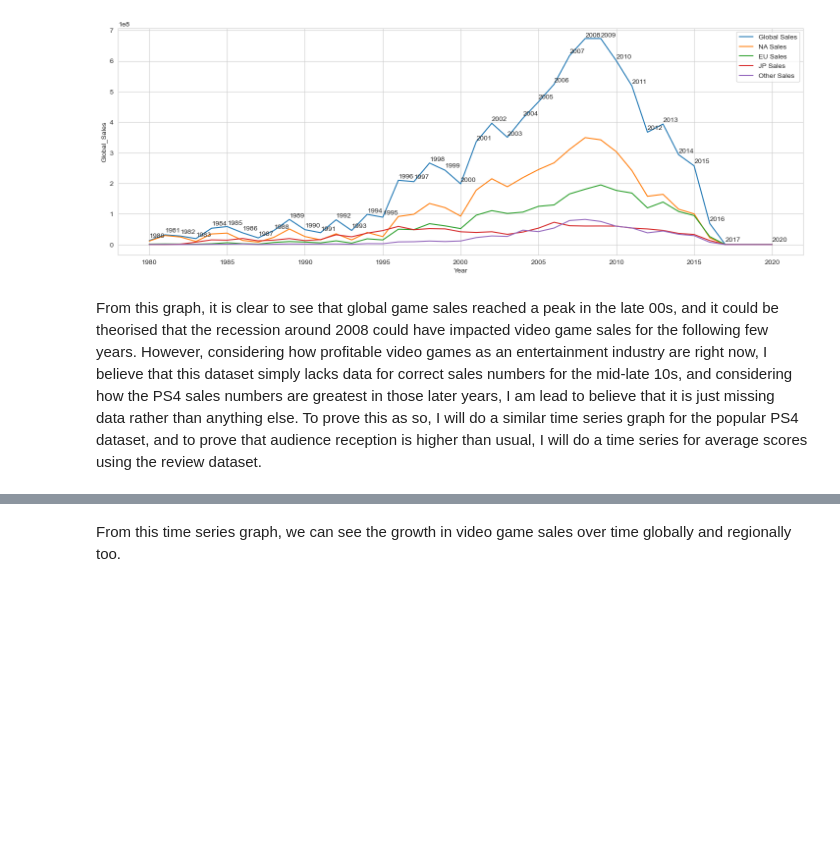
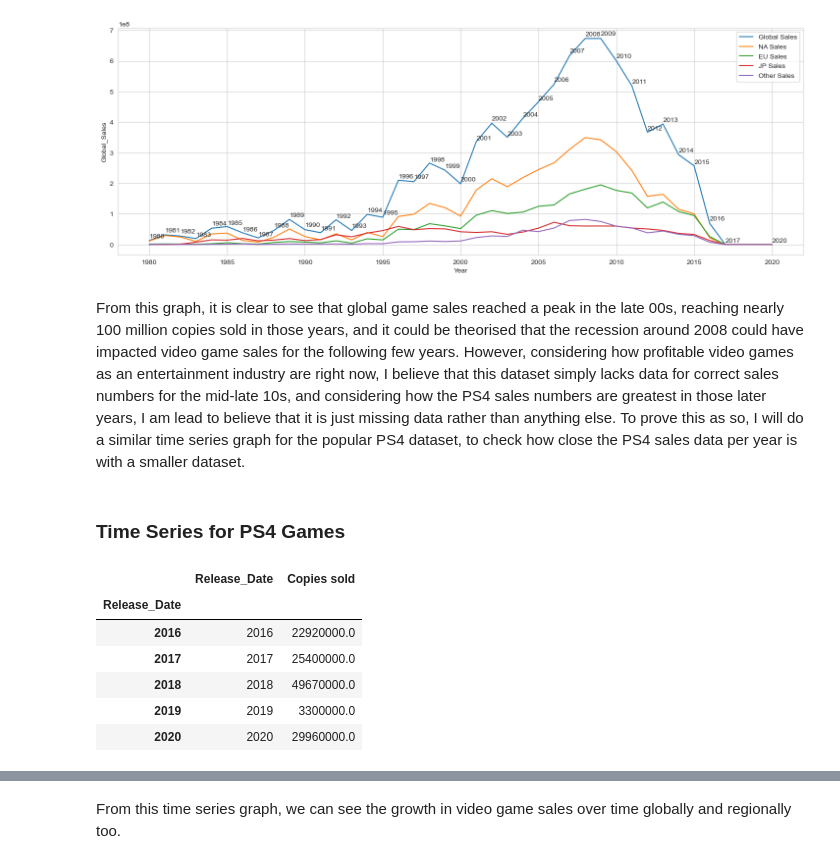
Before and after one commit to Rayan-Arshed/Data-Pipeline-Assessment-Video-Game-Data, a Jupyter notebook: Data-Pipeline-Assessment.ipynb, the cells around one changed output, grey strips where cells are left out. Saved outputs shown, nothing was run; the diff lists cells and outputs as text; code cells hidden in the pictures; blank space fills up the shorter version.

```diff
--- a/Data-Pipeline-Assessment.ipynb
+++ b/Data-Pipeline-Assessment.ipynb
@@ -1323,4 +1323,23 @@ sns.lineplot(x = "Year",
 <Axes: xlabel='Year', ylabel='Global_Sales'>
 [figure]
 # %% [markdown]
-From this graph, it is clear to see that global game sales reached a peak in the late 00s, and it could be theorised that the recession around 2008 could have impacted video game sales for the following few years. However, considering how profitable video games as an entertainment industry are right now, I believe that this dataset simply lacks data for correct sales numbers for the mid-late 10s, and considering how the PS4 sales numbers are greatest in those later years, I am lead to believe that it is just missing data rather than anything else. To prove this as so, I will do a similar time series graph for the popular PS4 dataset, and to prove that audience reception is higher than usual, I will do a time series for average scores using the review dataset.
+From this graph, it is clear to see that global game sales reached a peak in the late 00s, reaching nearly 100 million copies sold in those years, and it could be theorised that the recession around 2008 could have impacted video game sales for the following few years. However, considering how profitable video games as an entertainment industry are right now, I believe that this dataset simply lacks data for correct sales numbers for the mid-late 10s, and considering how the PS4 sales numbers are greatest in those later years, I am lead to believe that it is just missing data rather than anything else. To prove this as so, I will do a similar time series graph for the popular PS4 dataset, to check how close the PS4 sales data per year is with a smaller dataset.
+# %% [markdown]
+### Time Series for PS4 Games
+# %%
+# Creating the subset from the PS4 dataset
+aggregated_columns = {"Release_Date":"first", "Copies sold":"sum"}
+
+# Creating the new dataset based off of the columns
+df_ps4_years = df_ps4.groupby(df_ps4["Release_Date"]).aggregate(aggregated_columns)
+
+#Outputting the last 5 years to check results
+df_ps4_years.tail(5)
+# %% [output]
+|  | Release_Date | Copies sold |
+| Release_Date |  |  |
+| 2016 | 2016 | 22920000.0 |
+| 2017 | 2017 | 25400000.0 |
+| 2018 | 2018 | 49670000.0 |
+| 2019 | 2019 | 3300000.0 |
+| 2020 | 2020 | 29960000.0 |
```
Also changed, not shown: parts of 7 cells of this notebook.
